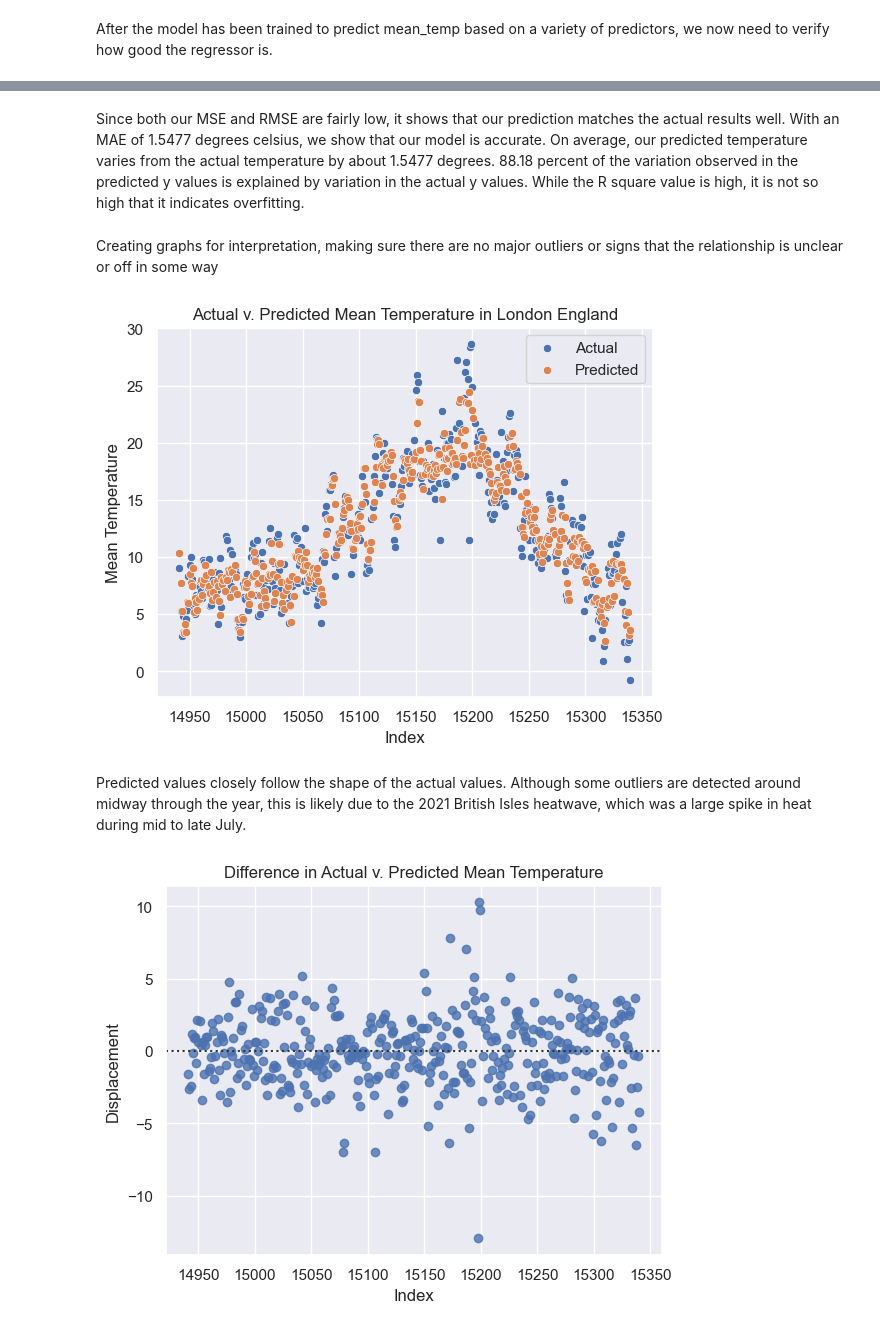
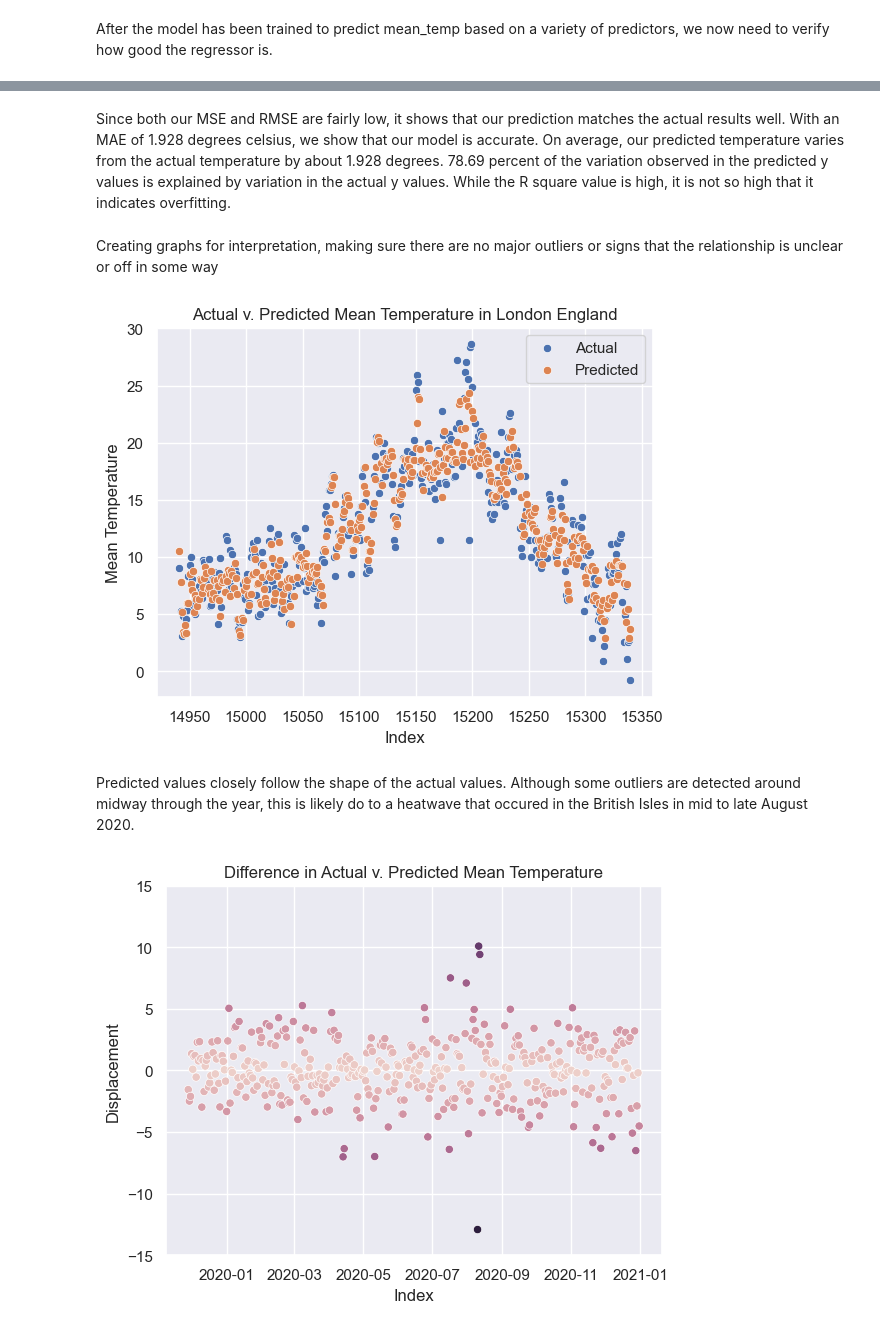
Before and after one commit to artkumik/random-forest, a Jupyter notebook: weather/weather.ipynb, the cells around one changed output, grey strips where cells are left out. Saved outputs shown, nothing was run; the diff lists cells and outputs as text; code cells hidden in the pictures.

```diff
--- a/weather/weather.ipynb
+++ b/weather/weather.ipynb
@@ -78,7 +79,5 @@ df.insert(1, 'year', df.pop("year"))
 df.insert(2, 'month', df.pop("month"))
 df.insert(3, 'day', df.pop("day"))
 
-df = df.drop(columns = "date")
-
 df.head()
 # %% [output]
@@ -172,6 +171,8 @@ for border in border:
 
     border_predictors.append(f"rolling_{border}_mean")
     border_predictors.append(f"rolling_{border}_std")
+
+df = df.dropna()
 # %% [markdown]
 Since months are cyclical, attempting to use sin and cos to present to the model better
 # %%
@@ -180,3 +185,14 @@ df["month_cos"] = np.cos(2 * np.pi *df["month"]/12)
+# %%
+def train_model(model,train,test,predictors):
+    X_train = train[predictors]
+    Y_train = train["mean_temp"]
+
+    X_test = test[predictors]
+    Y_test = test["mean_temp"]
+
+    model.fit(X_train,Y_train)
+
+    return model,X_train,Y_train,X_test,Y_test
 # %% [markdown]
 ***Random Forest Regressor***
 # %% [markdown]
@@ -202,11 +218,6 @@ predictors = ["year",
 predictors = predictors + border_predictors
 
 train = df.iloc[:-400]
-X_train = train[predictors]
-Y_train = train["mean_temp"]
+test = df.iloc[-400:]
 
-test = df.iloc[-400:]
-X_test = test[predictors]
-Y_test = test["mean_temp"]
-
-model.fit(X_train,Y_train)
+model, X_train, Y_train, X_test, Y_test = train_model(model, train, test, predictors)
@@ -247,7 +256,7 @@ R2 : 0.7855111141473561
 # %% [markdown]
 Since both our MSE and RMSE are fairly low, it shows that our prediction matches the actual results well.
-With an MAE of 1.5477 degrees celsius, we show that our model is accurate. On average, our predicted temperature varies from the actual temperature by about 1.5477 degrees.
-88.18 percent of the variation observed in the predicted y values is explained by variation in the actual y values. While the R square value is high, it is not so high that it indicates overfitting.
+With an MAE of 1.928 degrees celsius, we show that our model is accurate. On average, our predicted temperature varies from the actual temperature by about 1.928 degrees.
+78.69 percent of the variation observed in the predicted y values is explained by variation in the actual y values. While the R square value is high, it is not so high that it indicates overfitting.
 # %% [markdown]
 Creating graphs for interpretation, making sure there are no major outliers or signs that the relationship is unclear or off in some way
 # %%
@@ -262,24 +271,30 @@ plt.title(f"Actual v. Predicted Mean Temperature in London England")
 
 plt.show()
 # %% [output]
-[figure, old version]
+[figure, new version]
 # %% [markdown]
-Predicted values closely follow the shape of the actual values. Although some outliers are detected around midway through the year, this is likely due to the 2021 British Isles heatwave, which was a large spike in heat during mid to late July.
+Predicted values closely follow the shape of the actual values. Although some outliers are detected around midway through the year, this is likely do to a heatwave that occured in the British Isles in mid to late August 2020.
 # %%
 #residual graph
 residuals = pd.DataFrame(Y_test)
 residuals["predicted mean_temp"] = Y_pred
 residuals["diff"] = residuals["mean_temp"] - residuals["predicted mean_temp"]
-residuals.head()
+residuals = residuals.join(df["date"])
+residuals["date"] = pd.to_datetime(residuals["date"])
 
 sns.set_theme(style = "darkgrid")
-sns.residplot(x = residuals.index, y = residuals["diff"])
+sns.scatterplot(x = "date",
+                y = "diff",
+                hue = abs(residuals["diff"]),
+                data = residuals,
+                legend = False)
 
+plt.ylim(-15, 15)
 plt.xlabel(f"Index")
 plt.ylabel(f"Displacement")
 plt.title(f"Difference in Actual v. Predicted Mean Temperature")
 
 plt.show()
 # %% [output]
-[figure, old version]
+[figure, new version]
 # %% [markdown]
```
Also changed, not shown: parts of 21 cells of this notebook.
